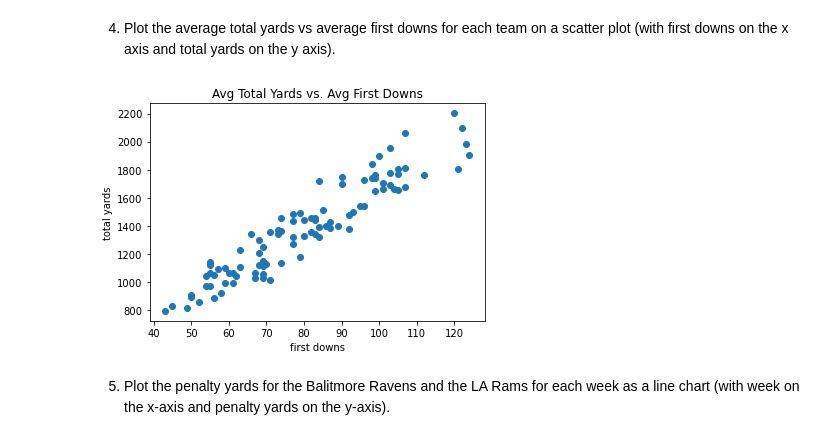
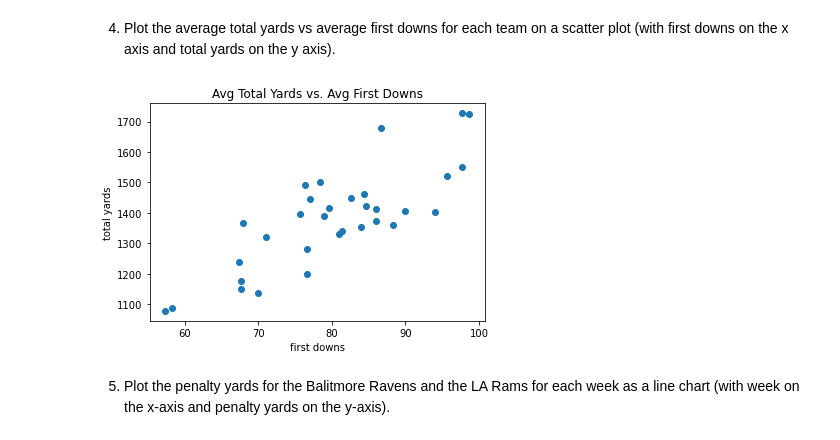
Before and after one commit to kayleeodom/cis277-fa22-Lab5, a Jupyter notebook: Lab5.ipynb, the cells around one changed output. Saved outputs shown, nothing was run; the diff lists cells and outputs as text; code cells hidden in the pictures.

```diff
--- a/Lab5.ipynb
+++ b/Lab5.ipynb
@@ -13,15 +13,3 @@ df5 = pd.read_csv("nfloffenseweek5.csv")
 df_teams = pd.read_csv("nfl_teams.csv")
 # %% [markdown]
 1. Import the NFL week 3, 4, and 5 data and add a week column to dataset and set the value to 3, 4, or 5 for all rows from that week. Combine the weekly dataframes by adding the dataframes together row-wise. Also merge the nfl_teams.csv data to this dataframe so that the division and conference info is included.
-# %%
-df3.insert(loc=2,column='week',value=3)
-df4.insert(loc=2, column='week',value=4)
-df5.insert(loc=2,column='week',value=5)
-
-#nfl_team = pd.merge(df3, df_teams, on='team')
-#nfl_team
-#week_files = [nfl_team, df4, df5]
-#df = pd.concat(week_files, axis=1,ignore_index=False)
-week_files = [df3,df4,df5]
-df = pd.concat(week_files, axis=1)
-df
@@ -78,0 +16,11 @@ nfl_team
+# %%
+
+df3['week'] = 3
+df4['week'] = 4
+df5['week'] = 5
+
+week_files = [df3,df4,df5]
+df = pd.concat(week_files)
+
+df = df.merge(df_teams, how='left',on="team")
+df
@@ -161,17 +84,17 @@ dtype: float64
 # %% [markdown]
 4. Plot the average total yards vs average first downs for each team on a scatter plot (with first downs on the x axis and total yards on the y axis).
 # %%
-yards = nfl_team.groupby("Name").total_yards.mean()
+yards = df.groupby("team").total_yards.mean()
 yards
-first_down = nfl_team.groupby("Name").first_downs.mean()
+first_down = df.groupby("team").first_downs.mean()
 first_down
 plt.scatter(first_down, yards)
 plt.title("Avg Total Yards vs. Avg First Downs")
 plt.xlabel("first downs")
 plt.ylabel("total yards")
 plt.show()
 # %% [output]
-[figure, old version]
+[figure, new version]
 # %% [markdown]
 5. Plot the penalty yards for the Balitmore Ravens and the LA Rams for each week as a line chart (with week on the x-axis and penalty yards on the y-axis).
 # %%
```
Also changed, not shown: parts of 13 cells of this notebook.
